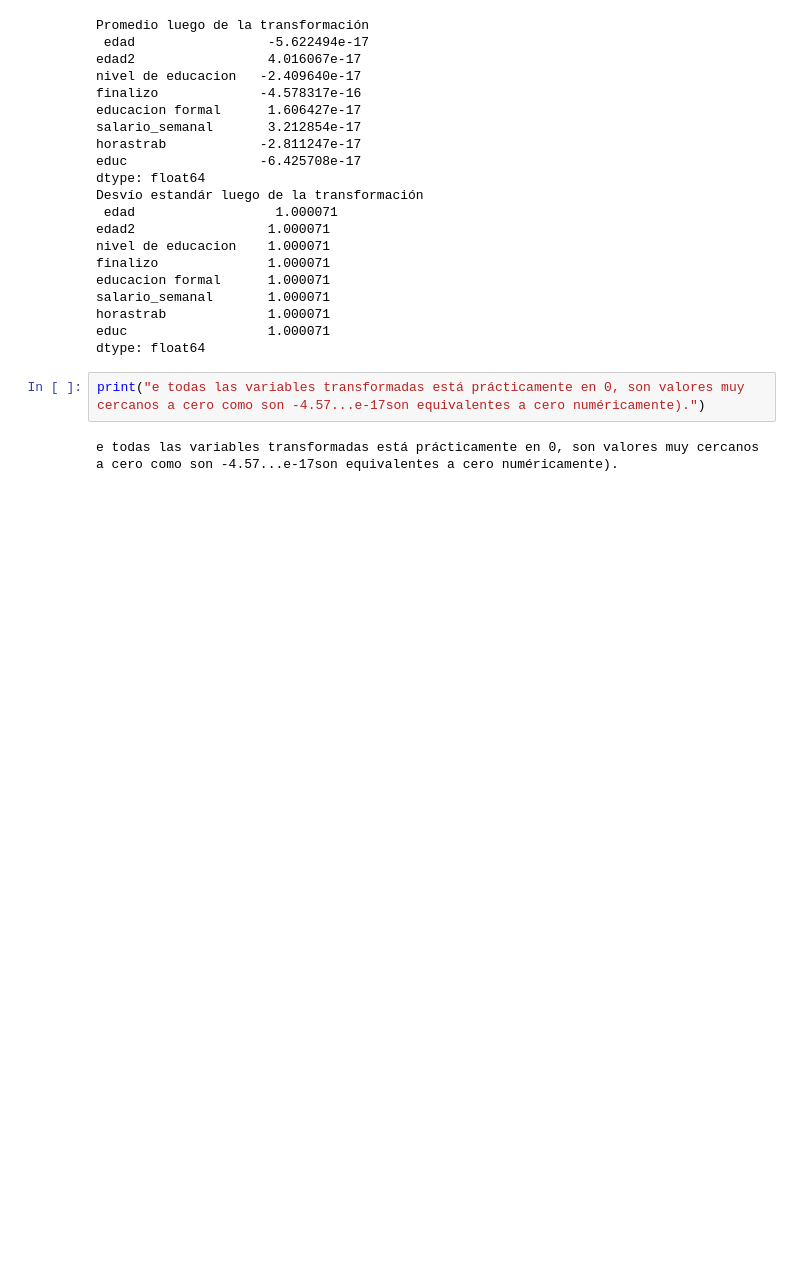
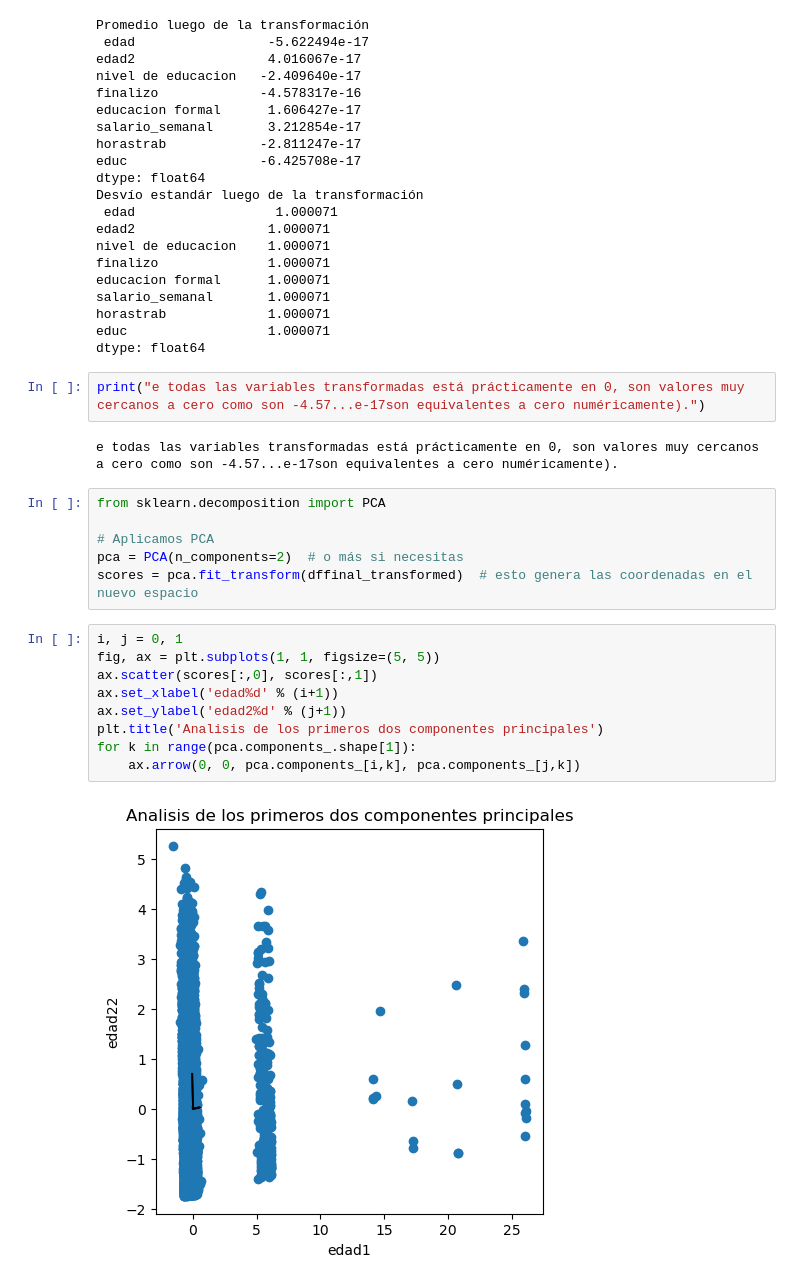
Before and after one commit to jtomasello247/Big_Data_TP3_Grupo13, a Jupyter notebook: TP3.ipynb, the cells around one changed output. Drawn from its saved outputs; the diff is of its cells as text; blank space fills up the shorter version.

```diff
--- a/TP3.ipynb
+++ b/TP3.ipynb
@@ -1224,3 +1256,20 @@ dtype: float64
 print("e todas las variables transformadas está prácticamente en 0, son valores muy cercanos a cero como son -4.57...e-17son equivalentes a cero numéricamente).")
 # %% [output]
 e todas las variables transformadas está prácticamente en 0, son valores muy cercanos a cero como son -4.57...e-17son equivalentes a cero numéricamente).
+# %%
+from sklearn.decomposition import PCA
+
+# Aplicamos PCA
+pca = PCA(n_components=2)  # o más si necesitas
+scores = pca.fit_transform(dffinal_transformed)  # esto genera las coordenadas en el nuevo espacio
+# %%
+i, j = 0, 1
+fig, ax = plt.subplots(1, 1, figsize=(5, 5))
+ax.scatter(scores[:,0], scores[:,1])
+ax.set_xlabel('edad%d' % (i+1))
+ax.set_ylabel('edad2%d' % (j+1))
+plt.title('Analisis de los primeros dos componentes principales')
+for k in range(pca.components_.shape[1]):
+    ax.arrow(0, 0, pca.components_[i,k], pca.components_[j,k])
+# %% [output]
+[figure, added]
```
Also changed, not shown: parts of 2 cells of this notebook.
